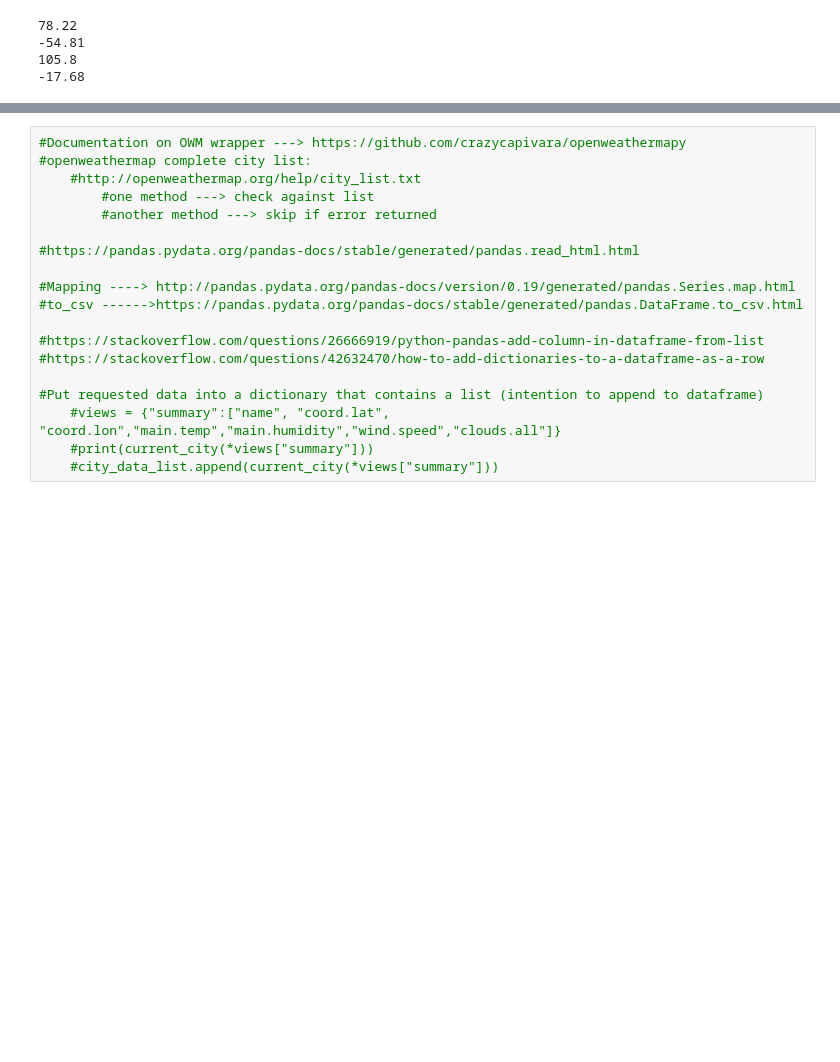
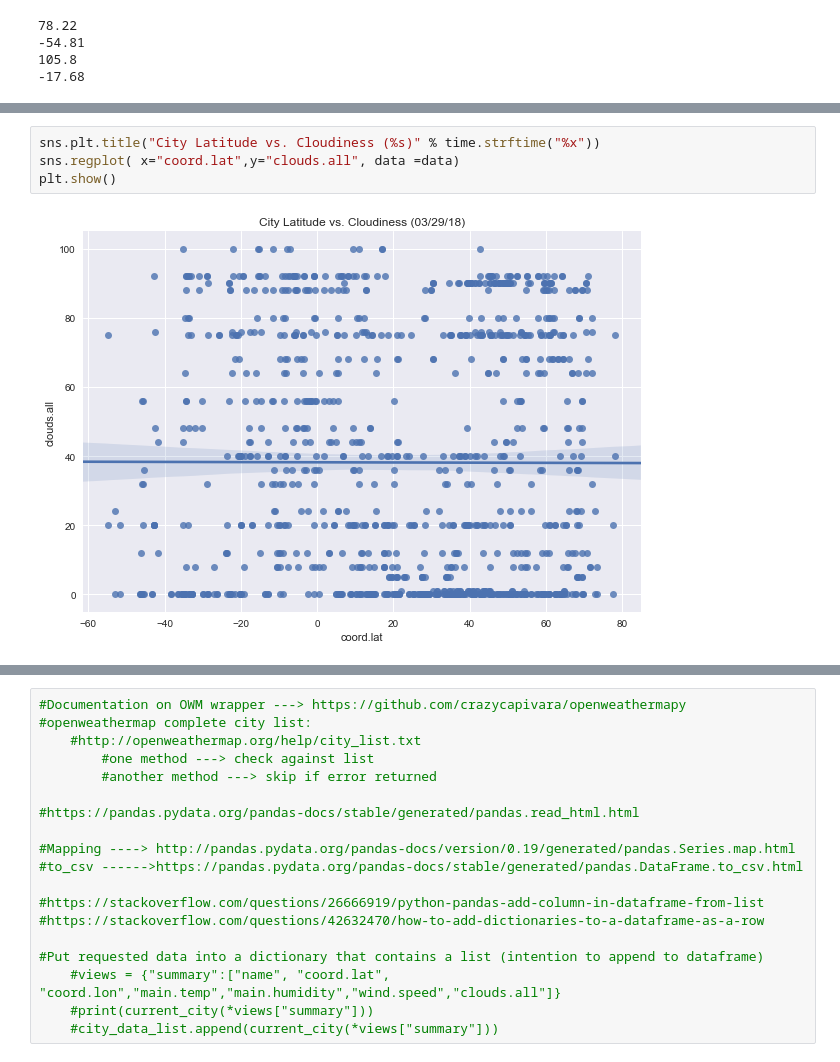
Before and after one commit to timothyyu/weatherpy, a Jupyter notebook: main.ipynb, the cells around one changed output, grey strips where cells are left out. Saved outputs shown, nothing was run; the diff lists cells and outputs as text; blank space fills up the shorter version.

```diff
--- a/main.ipynb
+++ b/main.ipynb
@@ -223,0 +220,6 @@ plt.show()
+# %%
+sns.plt.title("City Latitude vs. Cloudiness (%s)" % time.strftime("%x"))
+sns.regplot( x="coord.lat",y="clouds.all", data =data)
+plt.show()
+# %% [output]
+[figure, added]
```
Also changed, not shown: parts of 4 cells of this notebook.
